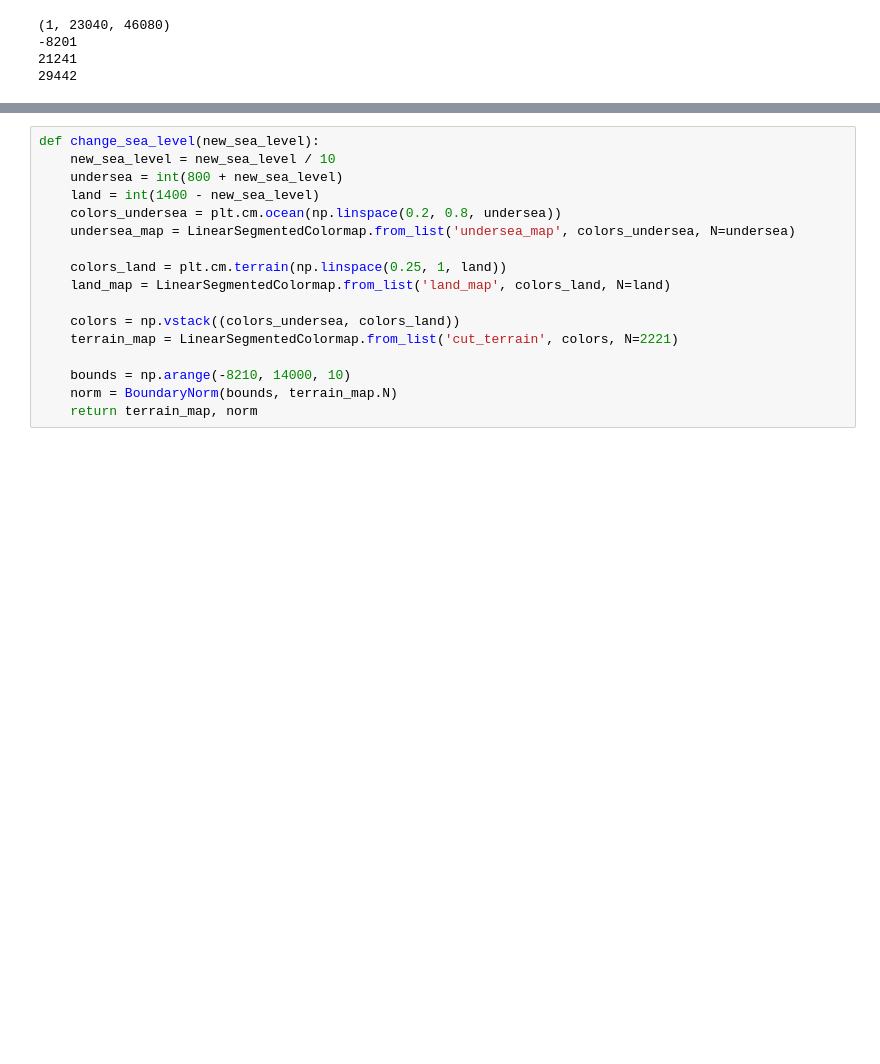
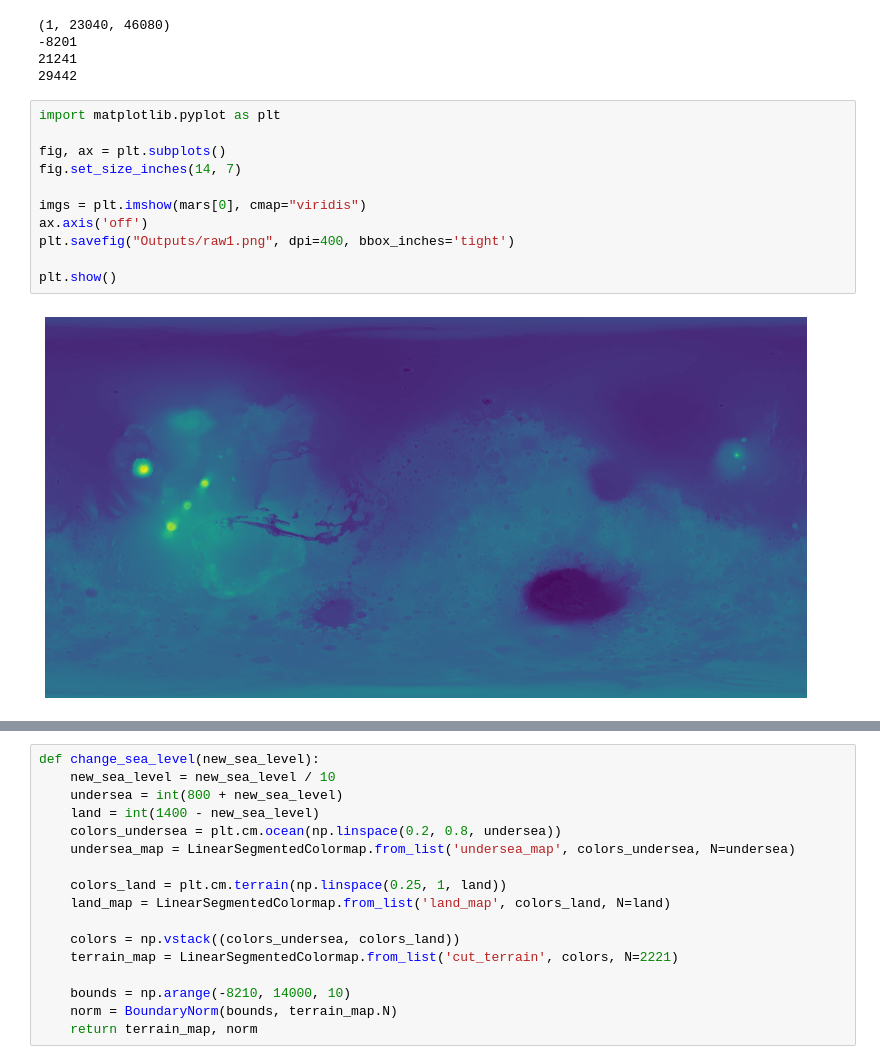
Before and after one commit to symmy596/towards-data-science-articles, a Jupyter notebook: Mars/Mars_article.ipynb, the cells around one changed output, grey strips where cells are left out. Drawn from its saved outputs; the diff is of its cells as text; blank space fills up the shorter version.

```diff
--- a/Mars/Mars_article.ipynb
+++ b/Mars/Mars_article.ipynb
@@ -14,3 +14,16 @@ print(np.amax(mars[0]) + abs(np.amin(mars[0])))
 -8201
 21241
 29442
+# %%
+import matplotlib.pyplot as plt
+
+fig, ax = plt.subplots()
+fig.set_size_inches(14, 7)
+
+imgs = plt.imshow(mars[0], cmap="viridis")
+ax.axis('off')
+plt.savefig("Outputs/raw1.png", dpi=400, bbox_inches='tight')
+
+plt.show()
+# %% [output]
+[figure, added]
```
Also changed, not shown: parts of 20 cells of this notebook, 37 other files.
